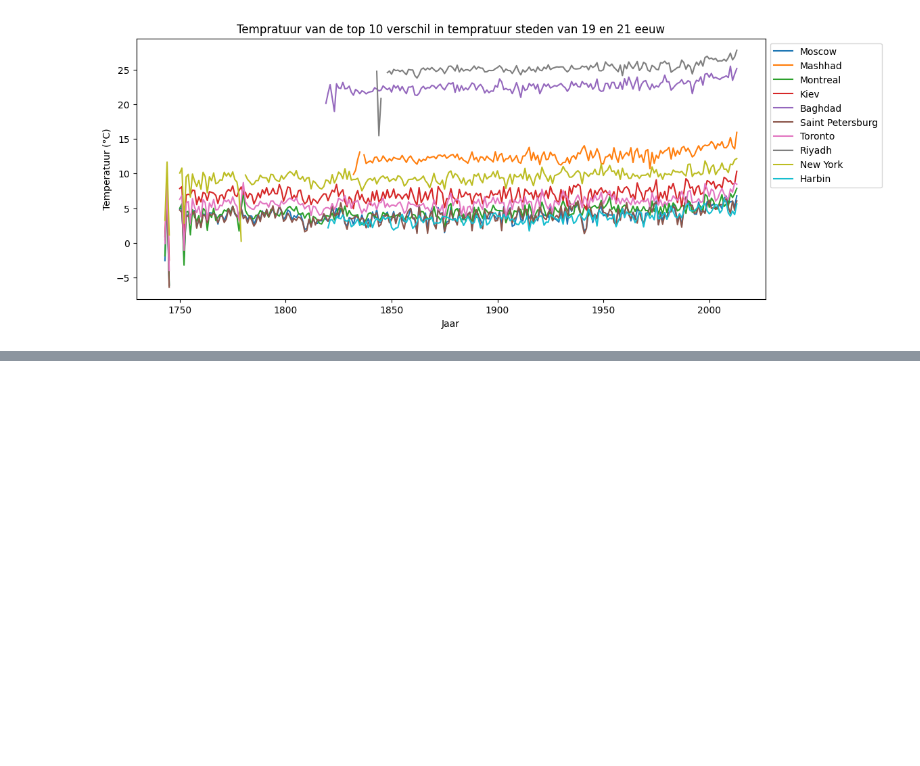
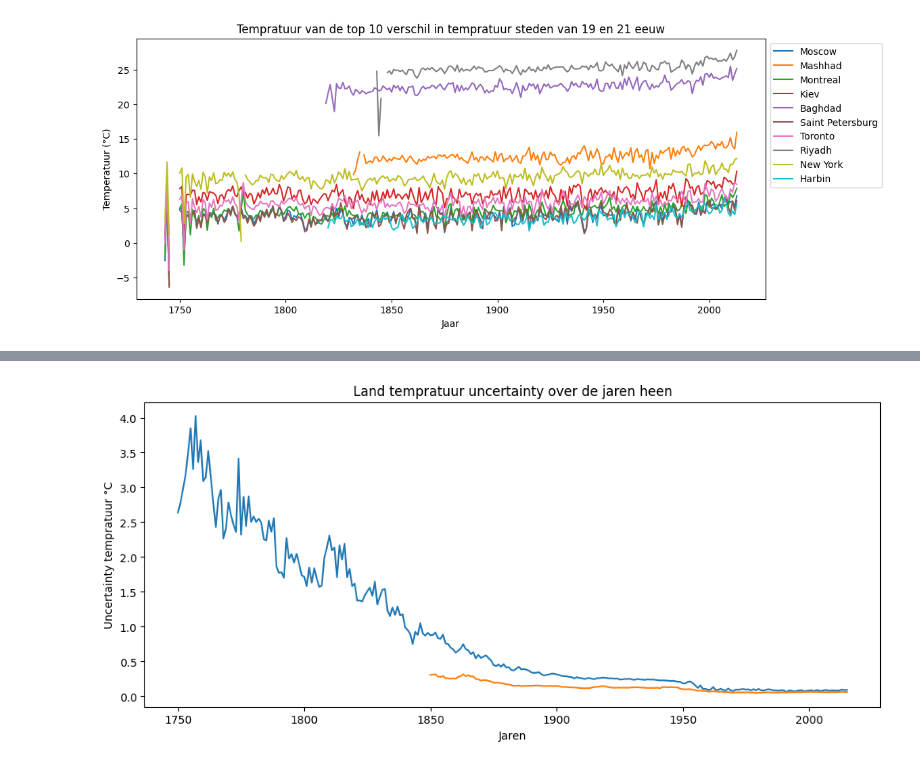
Before and after one commit to rafschmeits/nieuwe-datascience, a Jupyter notebook: climate-watch/climate_watch.ipynb, the cells around one changed output, grey strips where cells are left out. Cells and saved outputs as stored; diff of their text form; code cells hidden in the pictures; blank space fills up the shorter version.

```diff
--- a/climate-watch/climate_watch.ipynb
+++ b/climate-watch/climate_watch.ipynb
@@ -326,0 +351,12 @@ plt.show()
+# %%
+gem_land_and_ocean_uncer = globaltemperatures.groupby('year')['LandAndOceanAverageTemperatureUncertainty'].mean()
+
+plt.figure(figsize=(12,5))
+plt.plot(gem_land_uncer.index, gem_land_uncer.values)
+plt.plot(gem_land_and_ocean_uncer.index, gem_land_and_ocean_uncer.values)
+plt.title('Land tempratuur uncertainty over de jaren heen')
+plt.xlabel('Jaren')
+plt.ylabel('Uncertainty tempratuur °C')
+plt.show()
+# %% [output]
+[figure, added]
```
Also changed, not shown: parts of 1 cell of this notebook.
